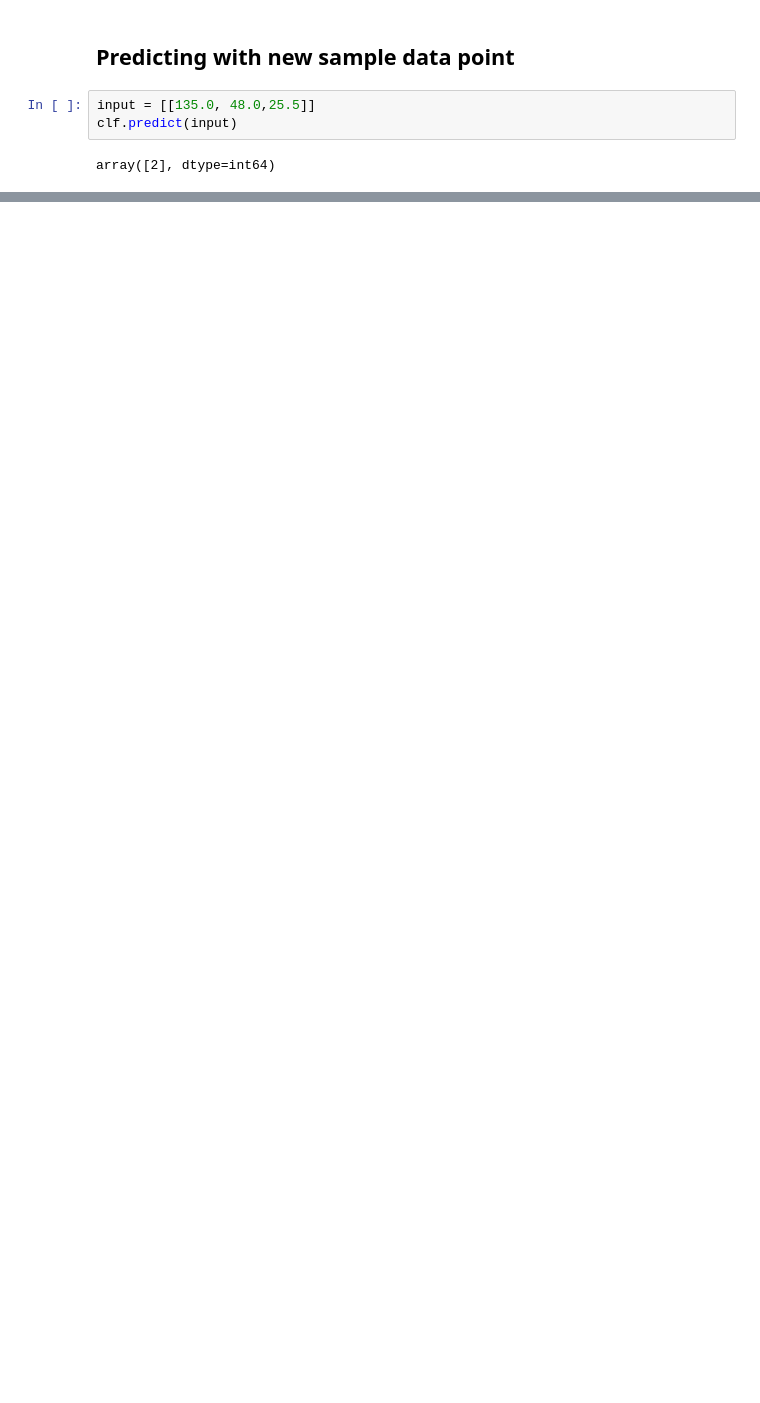
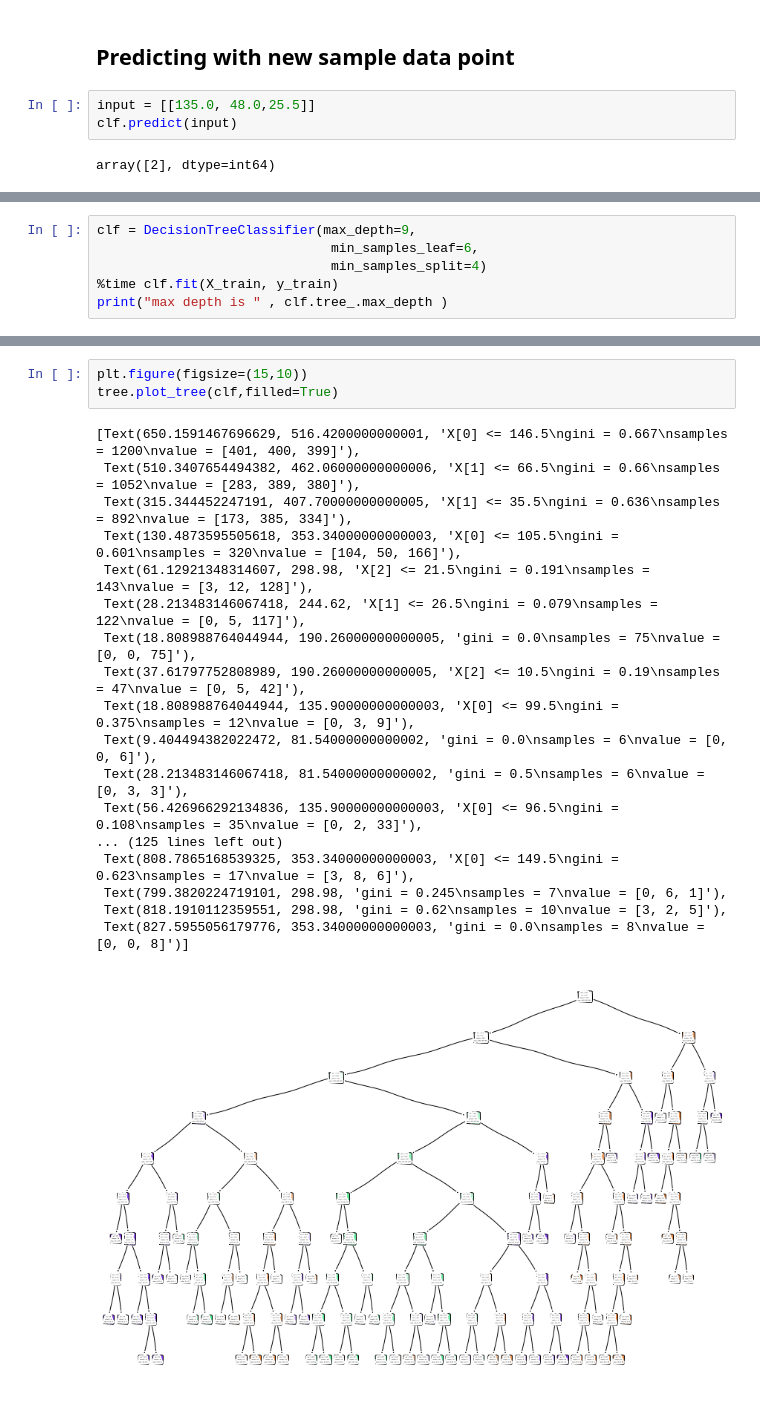
Before and after one commit to sajithraj/Machine-Learning-Projects, a Jupyter notebook: Classification/Decision Tree/Insurance Prediction/Insurance_Prediction_DT.ipynb, the cells around one changed output, grey strips where cells are left out. Drawn from its saved outputs; the diff is of its cells as text; blank space fills up the shorter version.

```diff
--- a/Classification/Decision Tree/Insurance Prediction/Insurance_Prediction_DT.ipynb
+++ b/Classification/Decision Tree/Insurance Prediction/Insurance_Prediction_DT.ipynb
@@ -224,0 +228,6 @@ array([2], dtype=int64)
+# %%
+clf = DecisionTreeClassifier(max_depth=9,
+                              min_samples_leaf=6,
+                              min_samples_split=4)
+%time clf.fit(X_train, y_train)
+print("max depth is " , clf.tree_.max_depth )
@@ -224,0 +237,22 @@ array([2], dtype=int64)
+# %%
+plt.figure(figsize=(15,10))
+tree.plot_tree(clf,filled=True)
+# %% [output]
+[Text(650.1591467696629, 516.4200000000001, 'X[0] <= 146.5\ngini = 0.667\nsamples = 1200\nvalue = [401, 400, 399]'),
+ Text(510.3407654494382, 462.06000000000006, 'X[1] <= 66.5\ngini = 0.66\nsamples = 1052\nvalue = [283, 389, 380]'),
+ Text(315.344452247191, 407.70000000000005, 'X[1] <= 35.5\ngini = 0.636\nsamples = 892\nvalue = [173, 385, 334]'),
+ Text(130.4873595505618, 353.34000000000003, 'X[0] <= 105.5\ngini = 0.601\nsamples = 320\nvalue = [104, 50, 166]'),
+ Text(61.12921348314607, 298.98, 'X[2] <= 21.5\ngini = 0.191\nsamples = 143\nvalue = [3, 12, 128]'),
+ Text(28.213483146067418, 244.62, 'X[1] <= 26.5\ngini = 0.079\nsamples = 122\nvalue = [0, 5, 117]'),
+ Text(18.808988764044944, 190.26000000000005, 'gini = 0.0\nsamples = 75\nvalue = [0, 0, 75]'),
+ Text(37.61797752808989, 190.26000000000005, 'X[2] <= 10.5\ngini = 0.19\nsamples = 47\nvalue = [0, 5, 42]'),
+ Text(18.808988764044944, 135.90000000000003, 'X[0] <= 99.5\ngini = 0.375\nsamples = 12\nvalue = [0, 3, 9]'),
+ Text(9.404494382022472, 81.54000000000002, 'gini = 0.0\nsamples = 6\nvalue = [0, 0, 6]'),
+ Text(28.213483146067418, 81.54000000000002, 'gini = 0.5\nsamples = 6\nvalue = [0, 3, 3]'),
+ Text(56.426966292134836, 135.90000000000003, 'X[0] <= 96.5\ngini = 0.108\nsamples = 35\nvalue = [0, 2, 33]'),
+... (125 lines left out)
+ Text(808.7865168539325, 353.34000000000003, 'X[0] <= 149.5\ngini = 0.623\nsamples = 17\nvalue = [3, 8, 6]'),
+ Text(799.3820224719101, 298.98, 'gini = 0.245\nsamples = 7\nvalue = [0, 6, 1]'),
+ Text(818.1910112359551, 298.98, 'gini = 0.62\nsamples = 10\nvalue = [3, 2, 5]'),
+ Text(827.5955056179776, 353.34000000000003, 'gini = 0.0\nsamples = 8\nvalue = [0, 0, 8]')]
+[figure, added]
```
Also changed, not shown: parts of 18 cells of this notebook, 11 other files.
